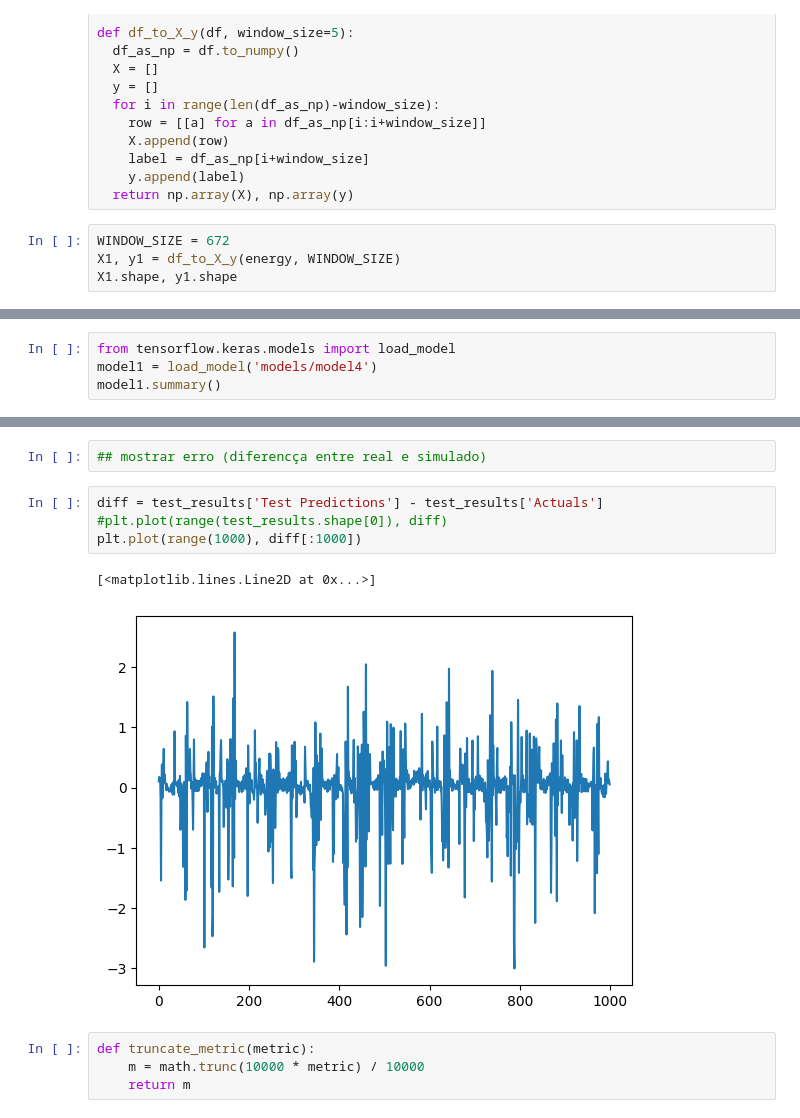
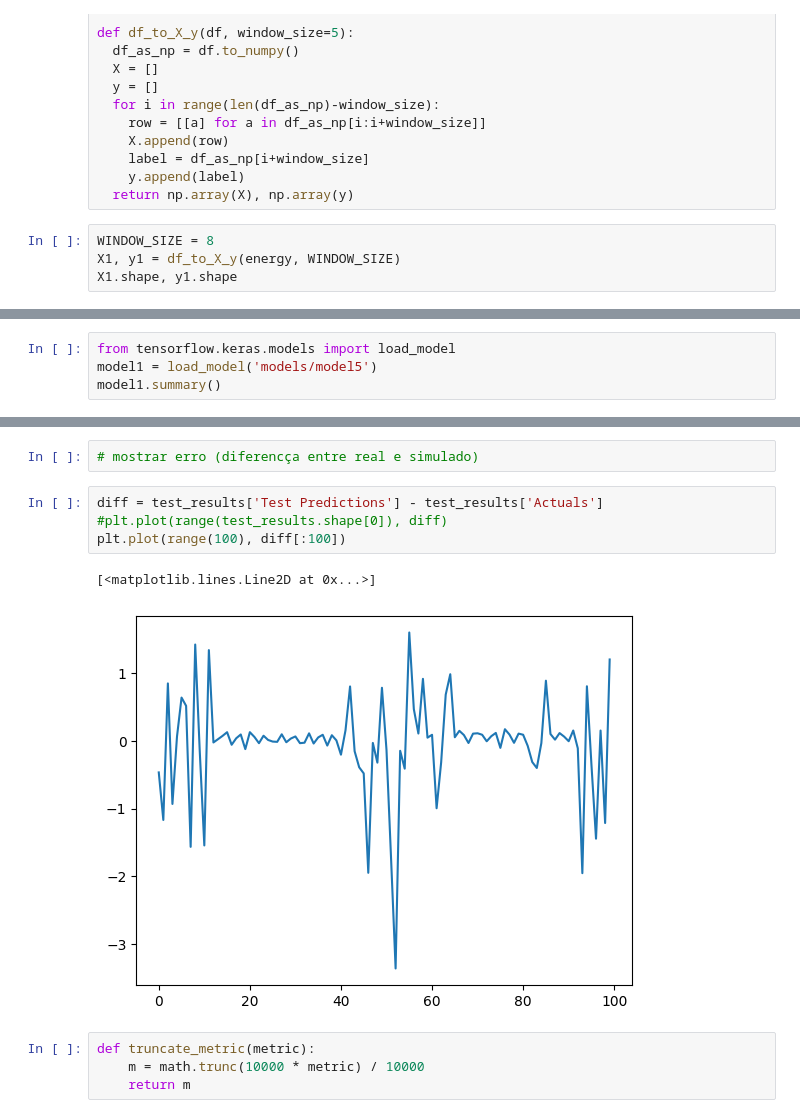
Before and after one commit to franciscomonteiro85/rec-energy-prediction-algorithm, a Jupyter notebook: test_tensorflow.ipynb, the cells around one changed output, grey strips where cells are left out. Cells and saved outputs as stored; diff of their text form.

```diff
--- a/test_tensorflow.ipynb
+++ b/test_tensorflow.ipynb
@@ -59,7 +60,7 @@ def df_to_X_y(df, window_size=5):
     y.append(label)
   return np.array(X), np.array(y)
 # %%
-WINDOW_SIZE = 672
+WINDOW_SIZE = 8
 X1, y1 = df_to_X_y(energy, WINDOW_SIZE)
 X1.shape, y1.shape
 # %% [output]
@@ -138,5 +138,5 @@ Epoch 10/10
 # %%
 from tensorflow.keras.models import load_model
-model1 = load_model('models/model4')
+model1 = load_model('models/model5')
 model1.summary()
 # %% [output]
@@ -234,12 +234,12 @@ plt.plot(test_results['Actuals'][:100])
 # %%
-## mostrar erro (diferencça entre real e simulado)
+# mostrar erro (diferencça entre real e simulado)
 # %%
 diff = test_results['Test Predictions'] - test_results['Actuals']
 #plt.plot(range(test_results.shape[0]), diff)
-plt.plot(range(1000), diff[:1000])
+plt.plot(range(100), diff[:100])
 # %% [output]
 [<matplotlib.lines.Line2D at 0x...>]
-[figure, old version]
+[figure, new version]
 # %%
 def truncate_metric(metric):
     m = math.trunc(10000 * metric) / 10000
```
Also changed, not shown: parts of 16 cells of this notebook, 13 other files.
